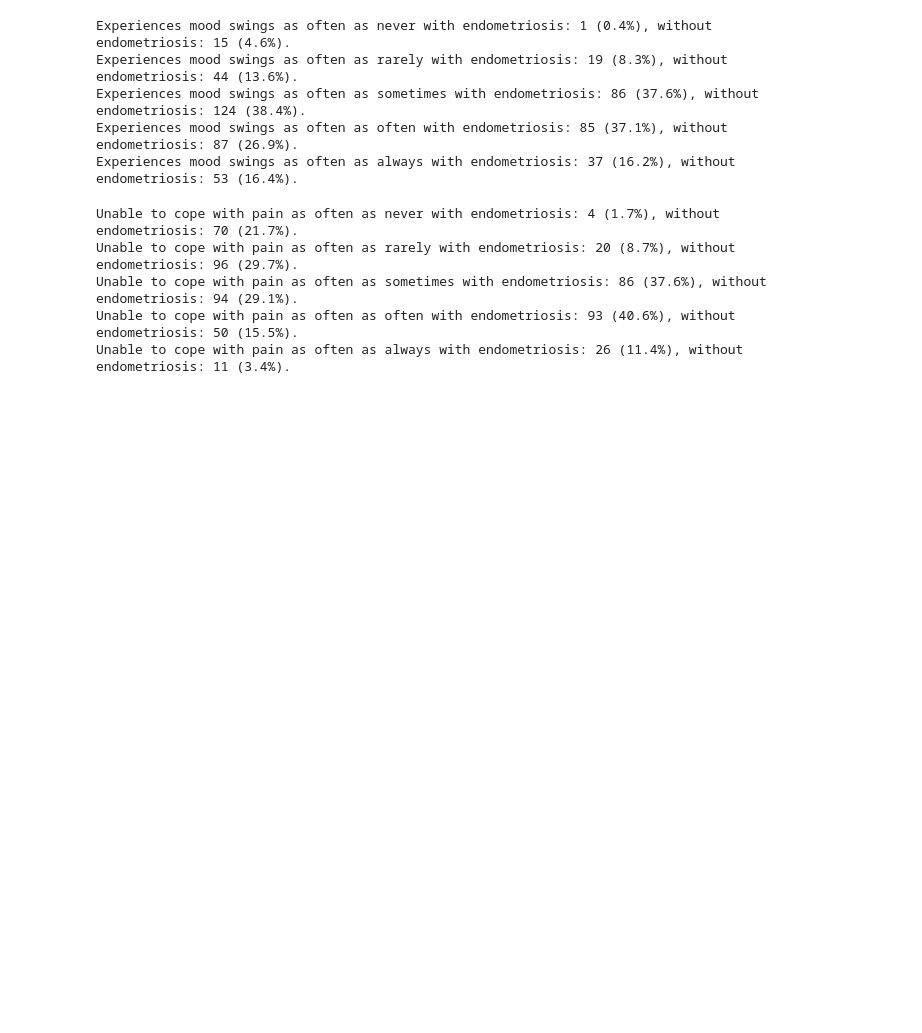
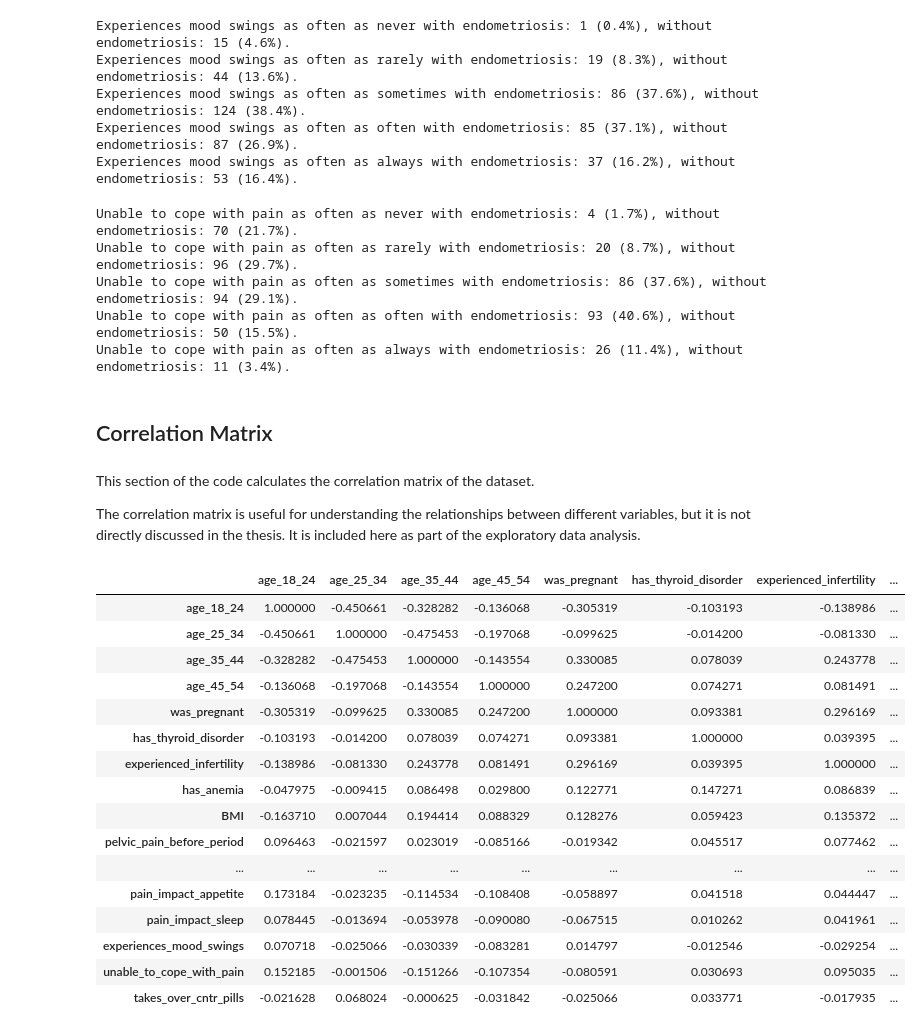
Before and after one commit to KKaterynka/endometriosis-early-detection, a Jupyter notebook: endometriosis_data_stats.ipynb, the cells around one changed output. Cells and saved outputs as stored; diff of their text form; code cells hidden in the pictures; blank space fills up the shorter version.

```diff
--- a/endometriosis_data_stats.ipynb
+++ b/endometriosis_data_stats.ipynb
@@ -857,3 +857,31 @@ Unable to cope with pain as often as rarely with endometriosis: 20 (8.7%), witho
 Unable to cope with pain as often as sometimes with endometriosis: 86 (37.6%), without endometriosis: 94 (29.1%).
 Unable to cope with pain as often as often with endometriosis: 93 (40.6%), without endometriosis: 50 (15.5%).
 Unable to cope with pain as often as always with endometriosis: 26 (11.4%), without endometriosis: 11 (3.4%).
+# %% [markdown]
+## Correlation Matrix
+# %% [markdown]
+This section of the code calculates the correlation matrix of the dataset.
+
+The correlation matrix is useful for understanding the relationships between different variables, but it is not directly discussed in the thesis. It is included here as part of the exploratory data analysis.
+# %%
+df_endo = pd.read_csv(experiments_utils.ENDO_DATA_PREDICTION_PATH)[experiments_utils.FEATURES_BASELINE_PREDICTION]
+# %%
+df_endo.corr()
+# %% [output]
+|  | age_18_24 | age_25_34 | age_35_44 | age_45_54 | was_pregnant | has_thyroid_disorder | experienced_infertility | ... |
+| age_18_24 | 1.000000 | -0.450661 | -0.328282 | -0.136068 | -0.305319 | -0.103193 | -0.138986 | ... |
+| age_25_34 | -0.450661 | 1.000000 | -0.475453 | -0.197068 | -0.099625 | -0.014200 | -0.081330 | ... |
+| age_35_44 | -0.328282 | -0.475453 | 1.000000 | -0.143554 | 0.330085 | 0.078039 | 0.243778 | ... |
+| age_45_54 | -0.136068 | -0.197068 | -0.143554 | 1.000000 | 0.247200 | 0.074271 | 0.081491 | ... |
+| was_pregnant | -0.305319 | -0.099625 | 0.330085 | 0.247200 | 1.000000 | 0.093381 | 0.296169 | ... |
+| has_thyroid_disorder | -0.103193 | -0.014200 | 0.078039 | 0.074271 | 0.093381 | 1.000000 | 0.039395 | ... |
+| experienced_infertility | -0.138986 | -0.081330 | 0.243778 | 0.081491 | 0.296169 | 0.039395 | 1.000000 | ... |
+| has_anemia | -0.047975 | -0.009415 | 0.086498 | 0.029800 | 0.122771 | 0.147271 | 0.086839 | ... |
+| BMI | -0.163710 | 0.007044 | 0.194414 | 0.088329 | 0.128276 | 0.059423 | 0.135372 | ... |
+| pelvic_pain_before_period | 0.096463 | -0.021597 | 0.023019 | -0.085166 | -0.019342 | 0.045517 | 0.077462 | ... |
+| ... | ... | ... | ... | ... | ... | ... | ... | ... |
+| pain_impact_appetite | 0.173184 | -0.023235 | -0.114534 | -0.108408 | -0.058897 | 0.041518 | 0.044447 | ... |
+| pain_impact_sleep | 0.078445 | -0.013694 | -0.053978 | -0.090080 | -0.067515 | 0.010262 | 0.041961 | ... |
+| experiences_mood_swings | 0.070718 | -0.025066 | -0.030339 | -0.083281 | 0.014797 | -0.012546 | -0.029254 | ... |
+| unable_to_cope_with_pain | 0.152185 | -0.001506 | -0.151266 | -0.107354 | -0.080591 | 0.030693 | 0.095035 | ... |
+| takes_over_cntr_pills | -0.021628 | 0.068024 | -0.000625 | -0.031842 | -0.025066 | 0.033771 | -0.017935 | ... |
```
Also changed, not shown: 1 other file.
